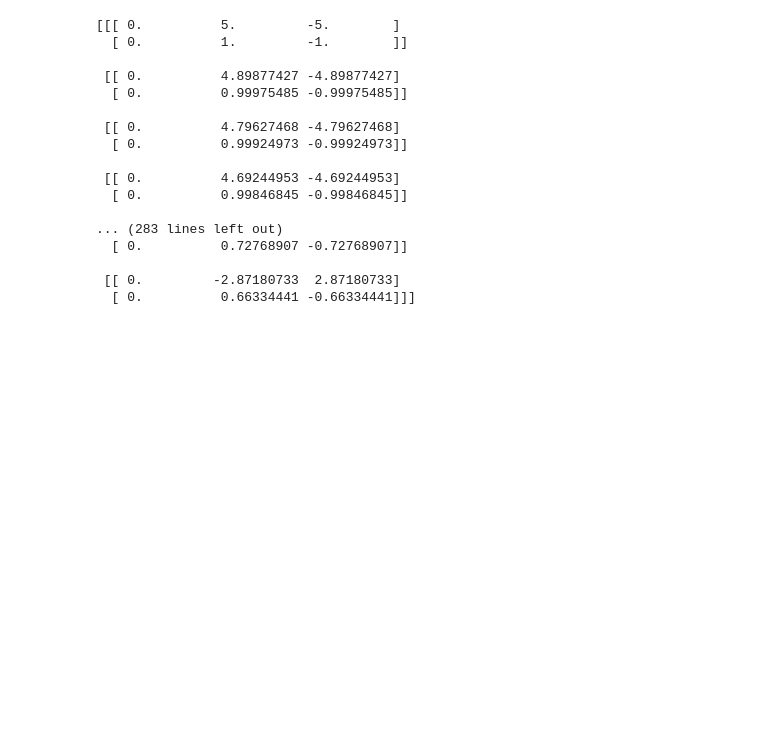
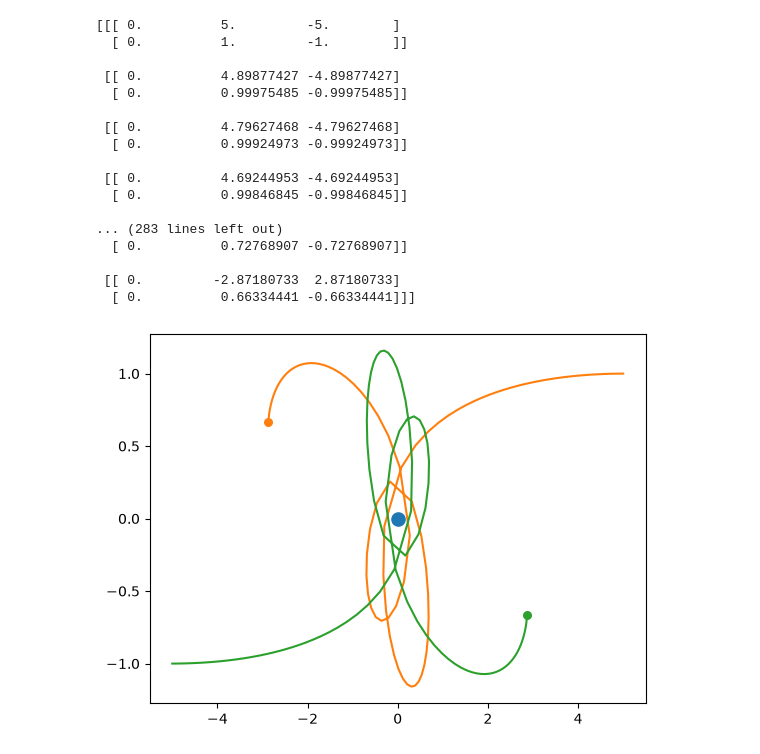
Before and after one commit to lousita/TP_3_Broadcasting, a Jupyter notebook: Notebook.ipynb, the cells around one changed output. Drawn from its saved outputs; the diff is of its cells as text; code cells hidden in the pictures; blank space fills up the shorter version.

```diff
--- a/Notebook.ipynb
+++ b/Notebook.ipynb
@@ -127,8 +127,8 @@ def simulate(masses, positions, speeds, dt=0.1, nb_steps=100):
         positions=positions + speeds*dt
     res[-1]=positions
     return res
-
-print(simulate(init3()[0],init3()[1],init3()[2]))
+simulate1=simulate(init3()[0],init3()[1],init3()[2])
+print(simulate1)
 # %% [output]
 [[[ 0.          5.         -5.        ]
   [ 0.          1.         -1.        ]]
@@ -150,16 +150,29 @@ print(simulate(init3()[0],init3()[1],init3()[2]))
 # %%
 #Dessiner
 
 def draw(simulation, masses, colors=None, scale=10.):
     """
     takes as input the result of simulate() above,
     and draws the nb_steps positions of each of the N bodies
     ideally it should return a matplotlib Axes object
 
     one can provide a collection of N colors to use for each body
     if not provided this is randomized
 
     also the optional scale parameter is used as a constant
     multiplier to obtain the final size of each dot on the figure
     """
-    pass
+    fig, ax = plt.subplots()
+    for i in range(len(masses)):
+        x=simulation[:,:,i].T[0]
+        y=simulation[:,:,i].T[1]
+        ax.scatter(x[-1],y[-1], s=30*masses[i])
+        plt.plot(x,y)
+
+    plt.show()
+
+draw(simulate1,init3()[0])
+#simulation[:, :, i] représente la position de l'objet i au cours du temps
+#simulation[:, :, i].T  représente deux tableaux avec les x et les y de l'objet i
+# %% [output]
+[figure, added]
```
Also changed, not shown: parts of 1 cell of this notebook.
